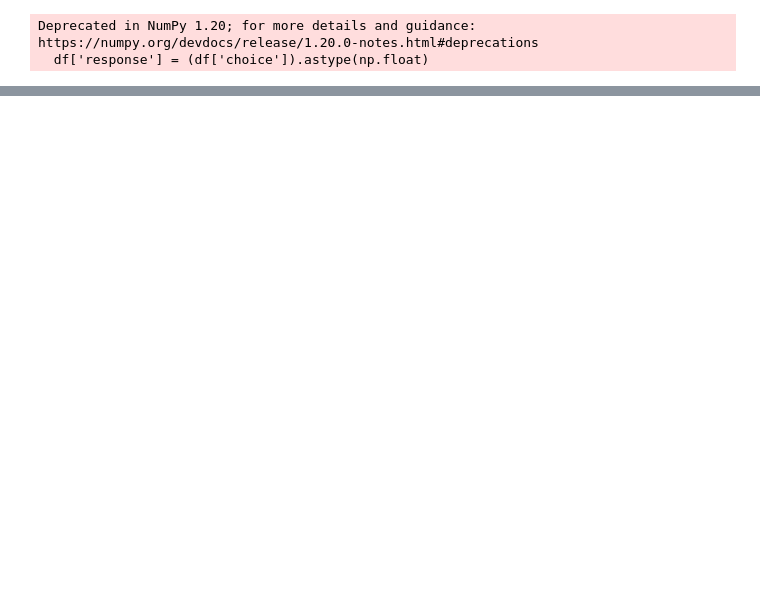
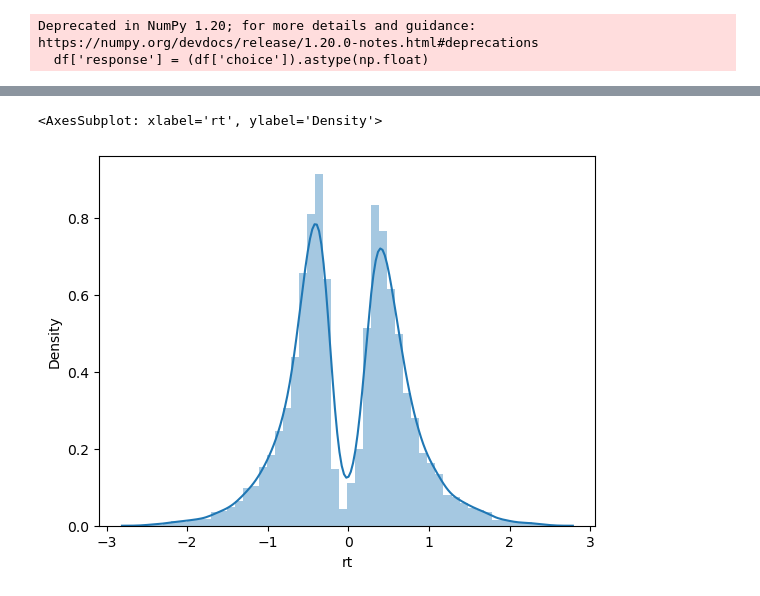
Before and after one commit to Gilles86/hddm_workspace, a Jupyter notebook: notebooks/test.ipynb, the cells around one changed output, grey strips where cells are left out. Cells and saved outputs as stored; diff of their text form; code cells hidden in the pictures; blank space fills up the shorter version.

```diff
--- a/notebooks/test.ipynb
+++ b/notebooks/test.ipynb
@@ -33,0 +39,7 @@ import matplotlib.pyplot as plt
+# %%
+df.loc[~df.choice, 'rt'] *= -1.
+# %%
+sns.distplot(df['rt'])
+# %% [output]
+<AxesSubplot: xlabel='rt', ylabel='Density'>
+[figure, added]
```
Also changed, not shown: parts of 30 cells of this notebook.
